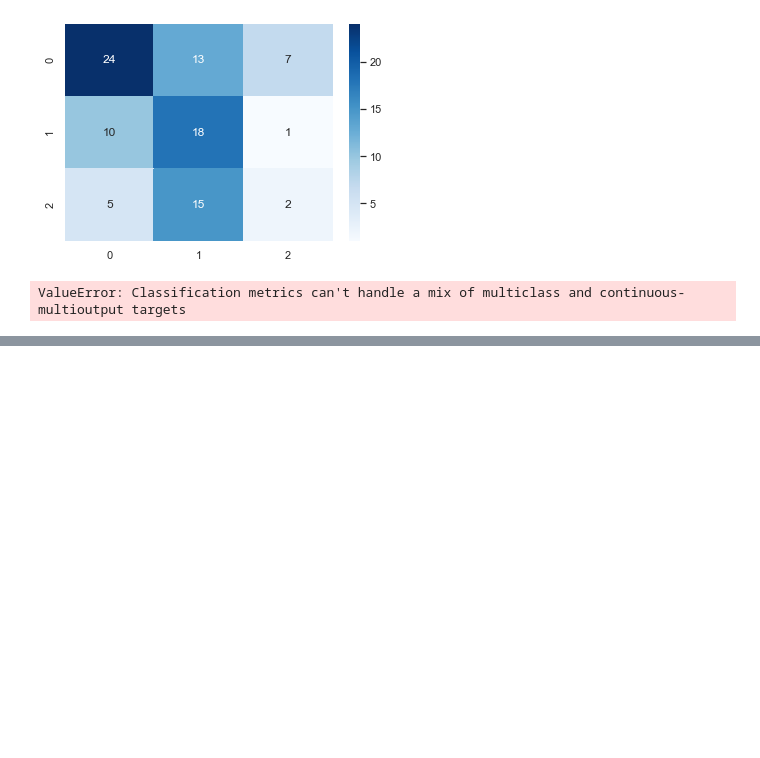
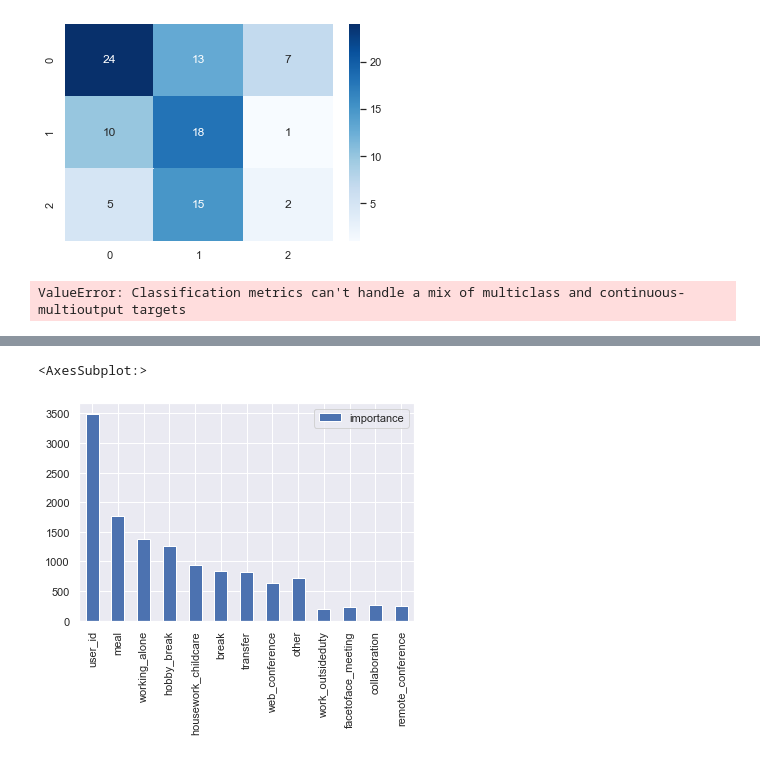
Before and after one commit to yusukennn/research_mental_prediction, a Jupyter notebook: code/analyse/Untitled.ipynb, the cells around one changed output, grey strips where cells are left out. Saved outputs shown, nothing was run; the diff lists cells and outputs as text; code cells hidden in the pictures; blank space fills up the shorter version.

```diff
--- a/code/analyse/Untitled.ipynb
+++ b/code/analyse/Untitled.ipynb
@@ -491,0 +491,72 @@ sns.heatmap(cm, annot=True, cmap='Blues')
+# %%
+
+ques_act_day.loc[ques_act_day['positive_score']<=2.666667,'positive_class']=0
+ques_act_day.loc[(ques_act_day['positive_score']>2.666667)&(ques_act_day['positive_score']<4.66667),'positive_class']=1
+ques_act_day.loc[ques_act_day['positive_score']>=4.66667,'positive_class']=2
+
+ques_act_day.loc[ques_act_day['depressive_score']<=0.333333,'depressive_class']=0
+ques_act_day.loc[(ques_act_day['depressive_score']>0.333333)&(ques_act_day['depressive_score']<2.666667),'depressive_class']=1
+ques_act_day.loc[ques_act_day['depressive_score']>=2.666667,'depressive_class']=2
+
+ques_act_day.loc[ques_act_day['anxious_score']<=0.666667,'anxious_class']=0
+ques_act_day.loc[(ques_act_day['anxious_score']>0.666667)&(ques_act_day['anxious_score']<3.333333),'anxious_class']=1
+ques_act_day.loc[ques_act_day['anxious_score']>=3.333333,'anxious_class']=2
+# %%
+ques_act_day_pred =ques_act_day[[  'user_id','meeting_ftof',  'meal', 'working_alone',
+       'hobby_break', 'housework_childcare', 'break', 'transfer',
+       'web_conference', 'other', 'work_outsideduty', 'facetoface_meeting',
+       'collaboration', 'remote_conference',  'positive_class',
+       'depressive_class', 'anxious_class']]
+# %%
+import numpy as np
+import pandas as pd
+import lightgbm as lgb
+from sklearn import datasets
+from sklearn.model_selection import train_test_split
+from sklearn.metrics import f1_score
+ques_act_day_pred['user_id'] = ques_act_day_pred['user_id'].astype('int')
+X, y = ques_act_day_pred[['user_id',
+        'meal', 'working_alone',
+       'hobby_break', 'housework_childcare', 'break', 'transfer',
+       'web_conference', 'other', 'work_outsideduty', 'facetoface_meeting',
+       'collaboration', 'remote_conference']], ques_act_day_pred['anxious_class']
+
+# 学習データとテストデータを分ける
+X_train, X_test, y_train, y_test = train_test_split(X, y)
+
+# データを格納する
+lgb_train = lgb.Dataset(X_train, y_train)
+lgb_eval = lgb.Dataset(X_test, y_test, reference=lgb_train)
+
+# 学習条件を設定
+params = {'task': 'train',
+          'boosting_type': 'gbdt',
+          'objective': 'multiclass',
+          'metric': {'multi_logloss'},
+          'num_class': 3,
+          'learning_rate': 0.02,
+          'num_leaves': 23,
+          'min_data_in_leaf': 1,
+          'num_iteration': 1000,
+          'verbose': 0}
+
+# 学習する
+model = lgb.train(params,
+                  lgb_train,
+                  num_boost_round=50,
+                  valid_sets=lgb_eval,
+                  early_stopping_rounds=20)
+
+# テストデータで予測する
+y_pred = model.predict(X_test, num_iteration=model.best_iteration)
+y_pred_max = np.argmax(y_pred, axis=1)
+
+# Accuracy を計算する
+accuracy = sum(y_test == y_pred_max) / len(y_test)
+print('accuracy:', accuracy)
+
+# importanceを表示する
+importance = pd.DataFrame(model.feature_importance(), index=list(X.columns), columns=['importance'])
+display(importance)
+importance.plot.bar()
+# %% [output]
@@ -491,0 +594,2 @@ sns.heatmap(cm, annot=True, cmap='Blues')
+<AxesSubplot:>
+[figure, added]
```
Also changed, not shown: parts of 9 cells of this notebook.
